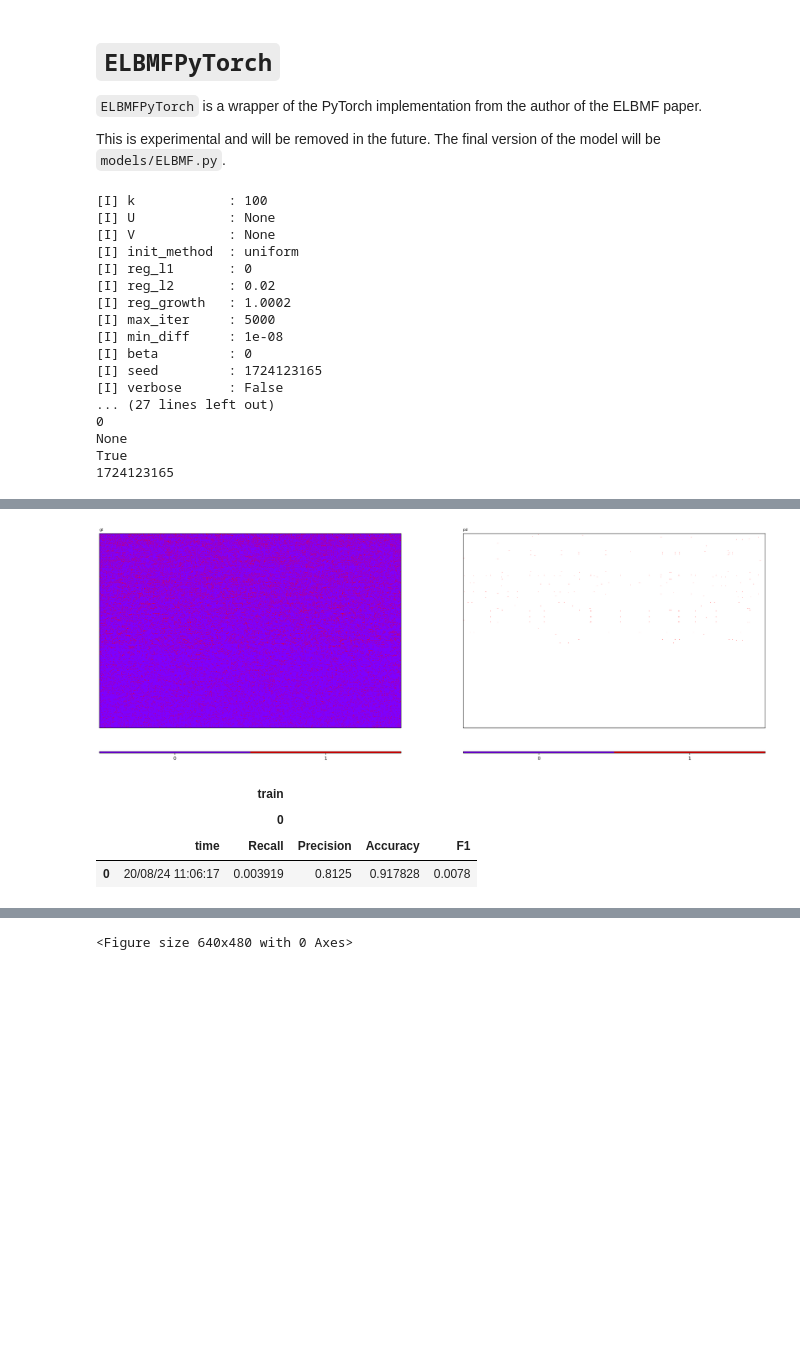
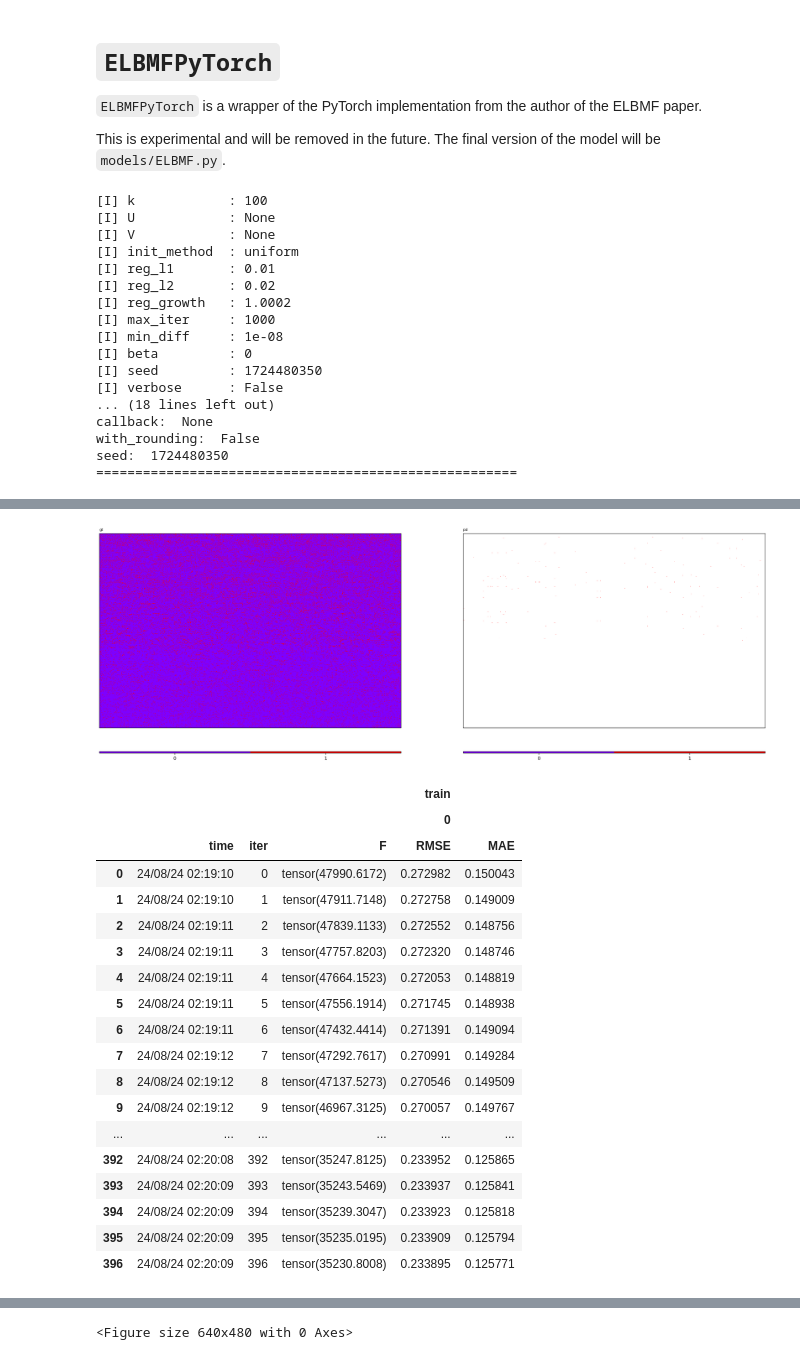
Before and after one commit to PreferredAI/PyBMF, a Jupyter notebook: examples/ex05_6_ELBMFPyTorch.ipynb, the cells around one changed output, grey strips where cells are left out. Drawn from its saved outputs; the diff is of its cells as text; code cells hidden in the pictures; blank space fills up the shorter version.

```diff
--- a/examples/ex05_6_ELBMFPyTorch.ipynb
+++ b/examples/ex05_6_ELBMFPyTorch.ipynb
@@ -133,10 +123,10 @@ X_train, X_val, X_test = split.X_train, split.X_val, split.X_test
 This is experimental and will be removed in the future. The final version of the model will be `models/ELBMF.py`.
 # %%
 k = 100
-reg_l1 = 0 # 0.01
+reg_l1 = 0.01
 reg_l2 = 0.02
-reg_growth = 1.0002
-max_iter = 5000
+reg_growth = 1.0002 # 1.02
+max_iter = 1000
 min_diff = 1e-8
 beta = 0 # 0.0001
 seed = None
@@ -155,16 +145,16 @@ model.fit(X_train=X_train, task=task)
 [I] U            : None
 [I] V            : None
 [I] init_method  : uniform
-[I] reg_l1       : 0
+[I] reg_l1       : 0.01
 [I] reg_l2       : 0.02
 [I] reg_growth   : 1.0002
-[I] max_iter     : 5000
+[I] max_iter     : 1000
 [I] min_diff     : 1e-08
 [I] beta         : 0
-[I] seed         : 1724123165
+[I] seed         : 1724480350
 [I] verbose      : False
-... (27 lines left out)
-0
-None
-True
-1724123165
+... (18 lines left out)
+callback:  None
+with_rounding:  False
+seed:  1724480350
+======================================================
@@ -175,5 +164,20 @@ True
 [figure]
-|  |  | train |  |  |  |
-|  |  | 0 |  |  |  |
-|  | time | Recall | Precision | Accuracy | F1 |
-| 0 | 20/08/24 11:06:17 | 0.003919 | 0.8125 | 0.917828 | 0.0078 |
+|  |  |  |  | train |  |
+|  |  |  |  | 0 |  |
+|  | time | iter | F | RMSE | MAE |
+| 0 | 24/08/24 02:19:10 | 0 | tensor(47990.6172) | 0.272982 | 0.150043 |
+| 1 | 24/08/24 02:19:10 | 1 | tensor(47911.7148) | 0.272758 | 0.149009 |
+| 2 | 24/08/24 02:19:11 | 2 | tensor(47839.1133) | 0.272552 | 0.148756 |
+| 3 | 24/08/24 02:19:11 | 3 | tensor(47757.8203) | 0.272320 | 0.148746 |
+| 4 | 24/08/24 02:19:11 | 4 | tensor(47664.1523) | 0.272053 | 0.148819 |
+| 5 | 24/08/24 02:19:11 | 5 | tensor(47556.1914) | 0.271745 | 0.148938 |
+| 6 | 24/08/24 02:19:11 | 6 | tensor(47432.4414) | 0.271391 | 0.149094 |
+| 7 | 24/08/24 02:19:12 | 7 | tensor(47292.7617) | 0.270991 | 0.149284 |
+| 8 | 24/08/24 02:19:12 | 8 | tensor(47137.5273) | 0.270546 | 0.149509 |
+| 9 | 24/08/24 02:19:12 | 9 | tensor(46967.3125) | 0.270057 | 0.149767 |
+| ... | ... | ... | ... | ... | ... |
+| 392 | 24/08/24 02:20:08 | 392 | tensor(35247.8125) | 0.233952 | 0.125865 |
+| 393 | 24/08/24 02:20:09 | 393 | tensor(35243.5469) | 0.233937 | 0.125841 |
+| 394 | 24/08/24 02:20:09 | 394 | tensor(35239.3047) | 0.233923 | 0.125818 |
+| 395 | 24/08/24 02:20:09 | 395 | tensor(35235.0195) | 0.233909 | 0.125794 |
+| 396 | 24/08/24 02:20:09 | 396 | tensor(35230.8008) | 0.233895 | 0.125771 |
```
Also changed, not shown: parts of 9 cells of this notebook, 1 other file.
